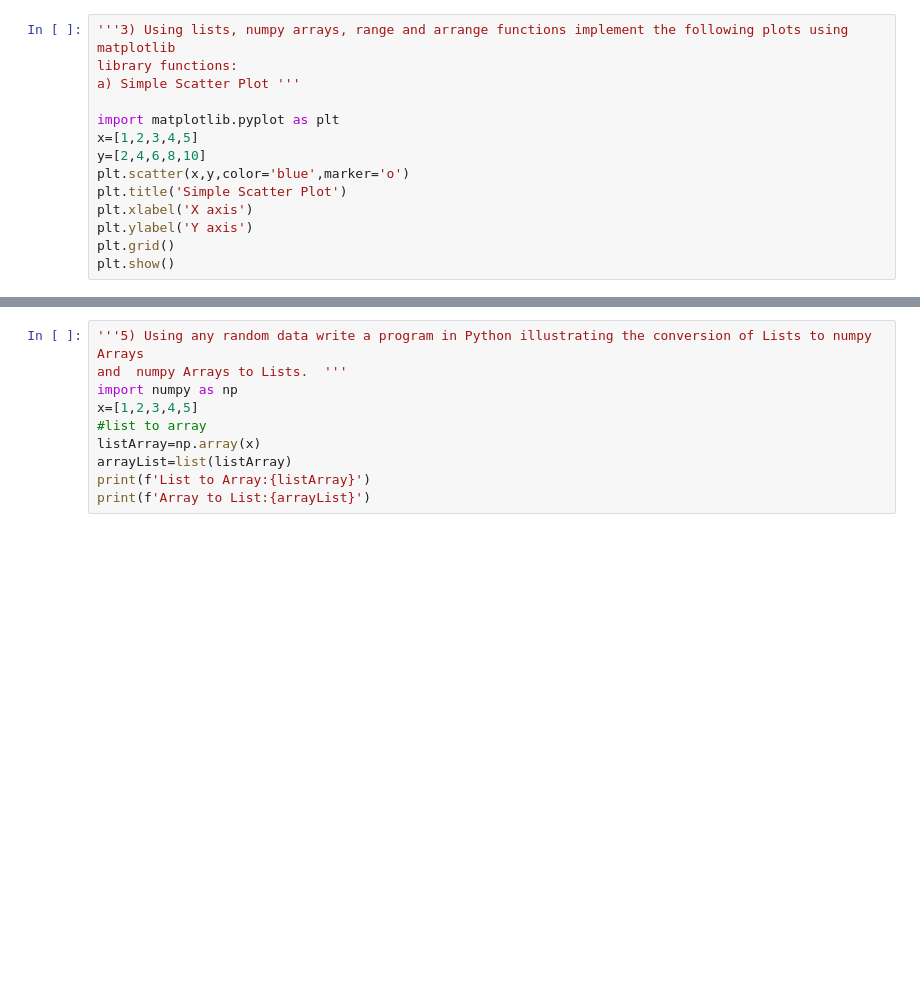
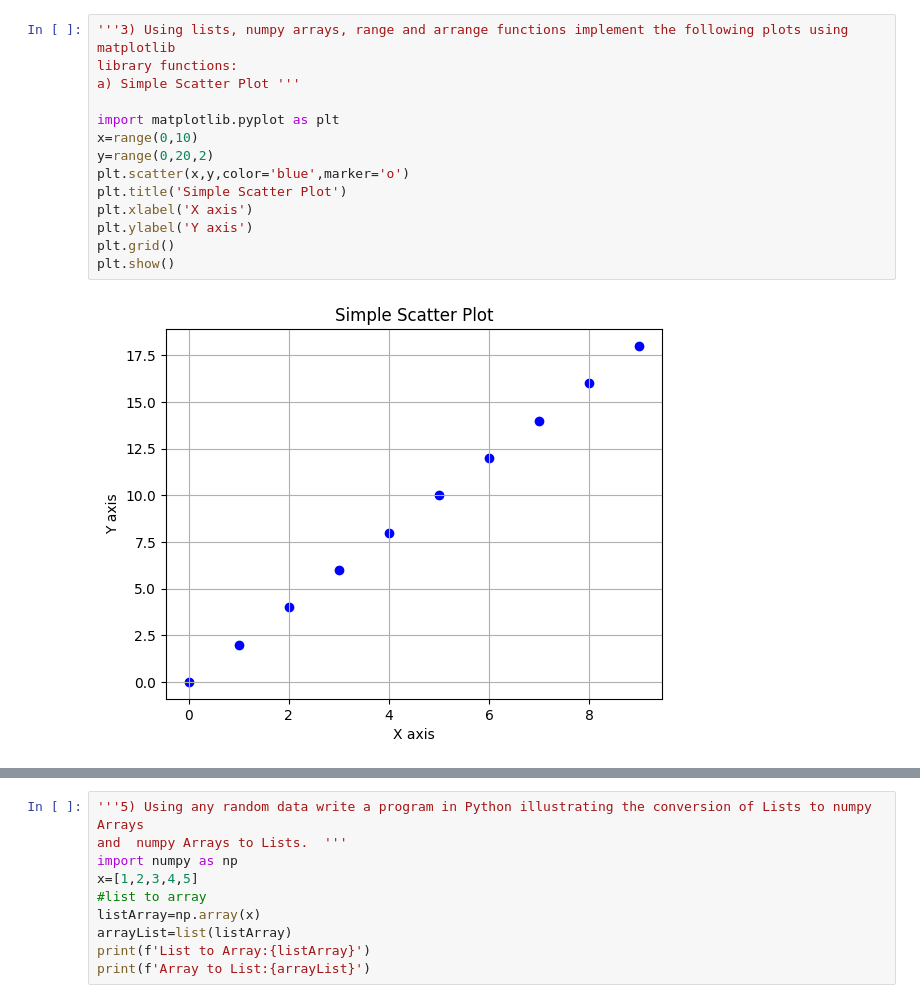
Before and after one commit to anishdevadiga/Python-Program-, a Jupyter notebook: lab-week2/week2.ipynb, the cells around one changed output, grey strips where cells are left out. Saved outputs shown, nothing was run; the diff lists cells and outputs as text; blank space fills up the shorter version.

```diff
--- a/lab-week2/week2.ipynb
+++ b/lab-week2/week2.ipynb
@@ -27,17 +35,19 @@ print(linspaceData)
 # %%
 '''3) Using lists, numpy arrays, range and arrange functions implement the following plots using matplotlib
 library functions:
 a) Simple Scatter Plot '''
 
 import matplotlib.pyplot as plt
-x=[1,2,3,4,5]
-y=[2,4,6,8,10]
+x=range(0,10)
+y=range(0,20,2)
 plt.scatter(x,y,color='blue',marker='o')
 plt.title('Simple Scatter Plot')
 plt.xlabel('X axis')
 plt.ylabel('Y axis')
 plt.grid()
 plt.show()
+# %% [output]
+[figure, added]
 # %%
 #b)sine curve plot
 import numpy as np
```
Also changed, not shown: parts of 14 cells of this notebook.
